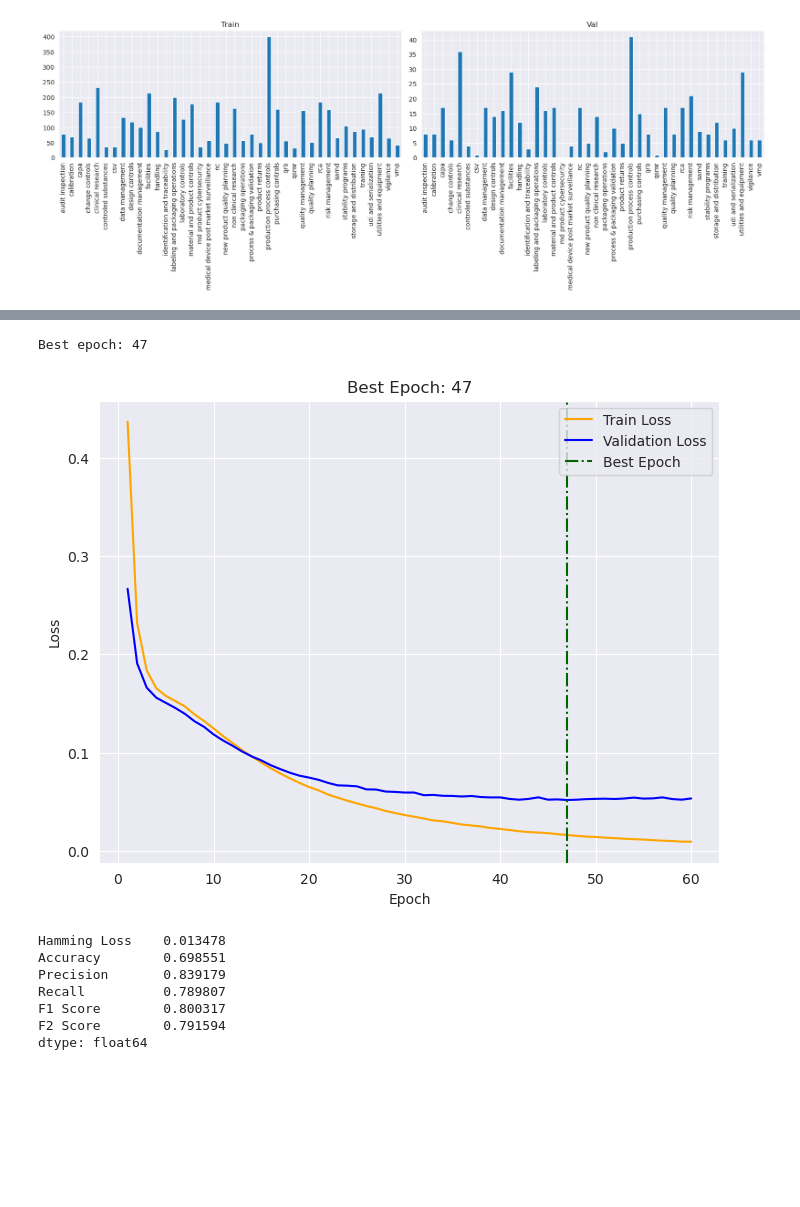
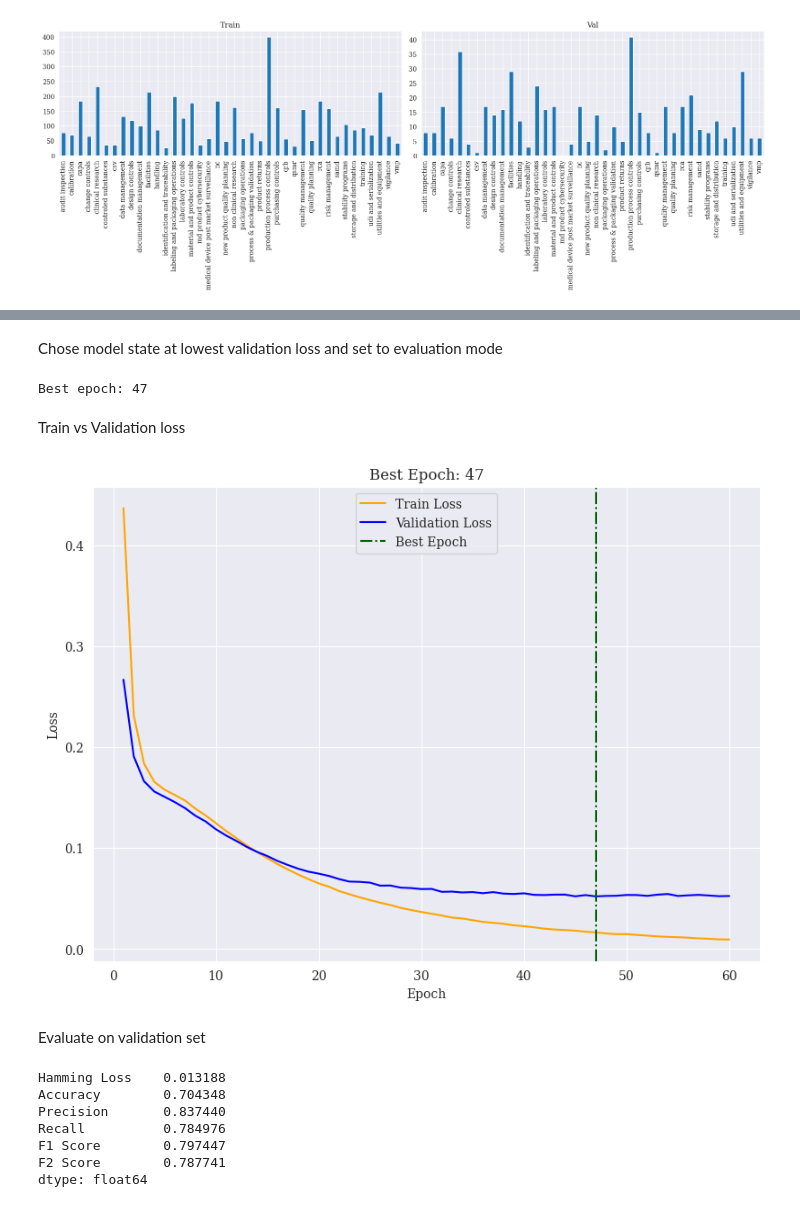
Before and after one commit to vishu-tyagi/JNJ-Capstone-Project, a Jupyter notebook: notebooks/bert_evaluation.ipynb, the cells around one changed output, grey strips where cells are left out. Cells and saved outputs as stored; diff of their text form; code cells hidden in the pictures; blank space fills up the shorter version.

```diff
--- a/notebooks/bert_evaluation.ipynb
+++ b/notebooks/bert_evaluation.ipynb
@@ -8,6 +8,7 @@ from tqdm.auto import tqdm
 
 import numpy as np
 import pandas as pd
+import matplotlib
 import matplotlib.pyplot as plt
 import seaborn as sns
 from sklearn.model_selection import train_test_split
@@ -33,7 +34,9 @@ from capstone.utils.constants import (
 )
 
 device = "cuda" if torch.cuda.is_available() else "cpu"
+COLOR = "darkcyan"
 sns.set_style("darkgrid")
+matplotlib.rcParams['font.family'] = "serif"
 PARENT_PATH = Path(os.getcwd()).parent.absolute()
 FORMAT = "%(asctime)s - %(name)s - %(levelname)s - %(message)s"
 logging.basicConfig(format=FORMAT, level=logging.INFO)
@@ -144,3 +165,3 @@ class JJDataset(Dataset):
 # %%
-BERT_MODEL_NAME = 'bert-base-cased'
-tokenizer = AutoTokenizer.from_pretrained(BERT_MODEL_NAME)
+MODEL_NAME = 'bert-base-cased'
+tokenizer = AutoTokenizer.from_pretrained(MODEL_NAME)
@@ -161,8 +188,8 @@ plt.xlim([0, 512]);
 # %%
 class Model(nn.Module):
-    def __init__(self):
+    def __init__(self, model_name):
         super().__init__()
-        self.l1 = AutoModel.from_pretrained(BERT_MODEL_NAME)
+        self.l1 = AutoModel.from_pretrained(model_name)
         self.l2 = nn.Dropout(0.3)
         self.l3 = nn.Linear(self.l1.config.hidden_size, len(features.mlb.classes_))
 
@@ -172,6 +199,7 @@ class Model(nn.Module):
         out = self.l3(out)
         return out
 
-model = Model()
+# Build model
+model = Model(MODEL_NAME)
 model.to(device);
 # %% [output]
@@ -293,3 +341,5 @@ for epoch in range(EPOCHS):
+# %% [markdown]
+Chose model state at lowest validation loss and set to evaluation mode
 # %%
 best_epoch = np.argmin(valid_loss) + 1
 print(f"Best epoch: {best_epoch}")
@@ -301,14 +351,18 @@ model.to(device)
 model.eval();
 # %% [output]
 Best epoch: 47
+# %% [markdown]
+Train vs Validation loss
 # %%
-fig = plt.figure(figsize=(8, 6))
-plt.plot(range(1, EPOCHS+1), train_loss, label="Train Loss", color="orange")
-plt.plot(range(1, EPOCHS+1), valid_loss, label="Validation Loss", color="blue")
-plt.axvline(x=best_epoch, label="Best Epoch", color="darkgreen", linestyle="dashdot")
-plt.xlabel("Epoch")
-plt.ylabel(f"Loss")
-plt.title(f"Best Epoch: {best_epoch}")
-plt.legend(loc="upper right");
+fig, ax = plt.subplots(1, 1, figsize=(8, 6), constrained_layout=True)
+ax.plot(range(1, EPOCHS+1), train_loss, label="Train Loss", color="orange")
+ax.plot(range(1, EPOCHS+1), valid_loss, label="Validation Loss", color="blue")
+ax.axvline(x=best_epoch, label="Best Epoch", color="darkgreen", linestyle="dashdot")
+ax.set_xlabel("Epoch")
+ax.set_ylabel(f"Loss")
+ax.set_title(f"Best Epoch: {best_epoch}")
+ax.legend(loc="upper center");
 # %% [output]
-[figure, old version]
+[figure, new version]
+# %% [markdown]
+Evaluate on validation set
@@ -344,12 +398,10 @@ eval = CustomEvaluation()
 # %%
-y_pred_val = np.where(y_pred_probab_val > .5, 1, 0)
-
 eval.compute_sample_wise_metrics(y_true=y_true_val, y_pred=y_pred_val)
 # %% [output]
-Hamming Loss    0.013478
-Accuracy        0.698551
-Precision       0.839179
-Recall          0.789807
-F1 Score        0.800317
-F2 Score        0.791594
+Hamming Loss    0.013188
+Accuracy        0.704348
+Precision       0.837440
+Recall          0.784976
+F1 Score        0.797447
+F2 Score        0.787741
 dtype: float64
```
Also changed, not shown: parts of 39 cells of this notebook, 22 other files.
